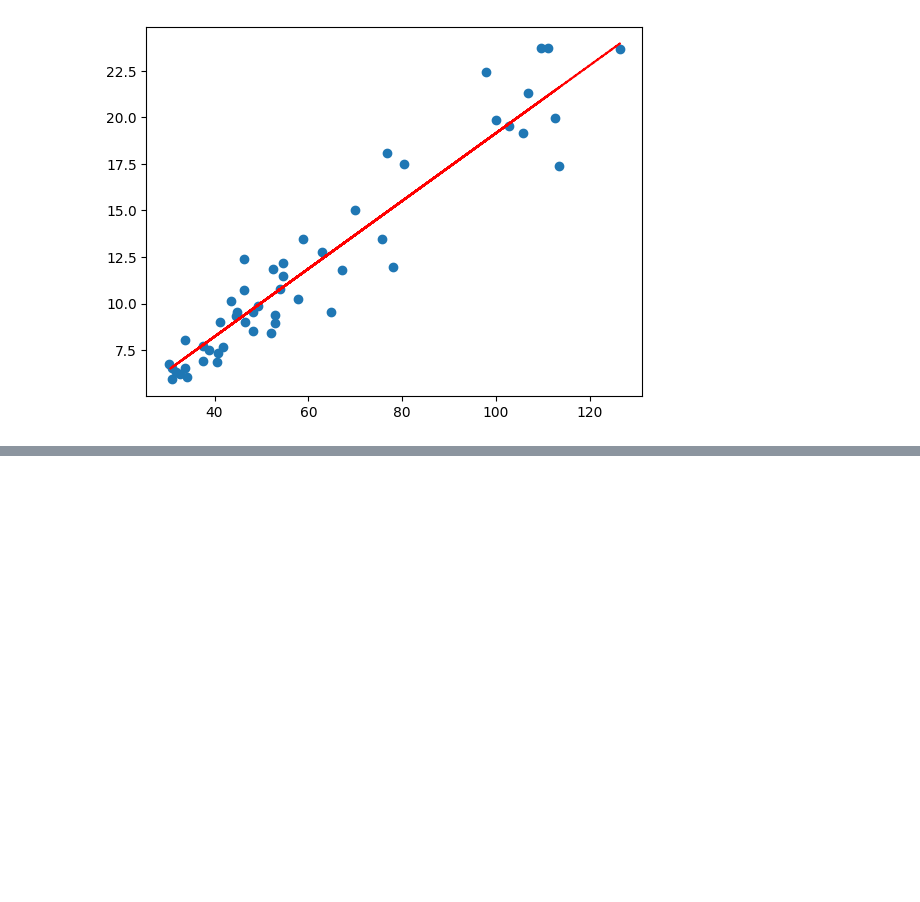
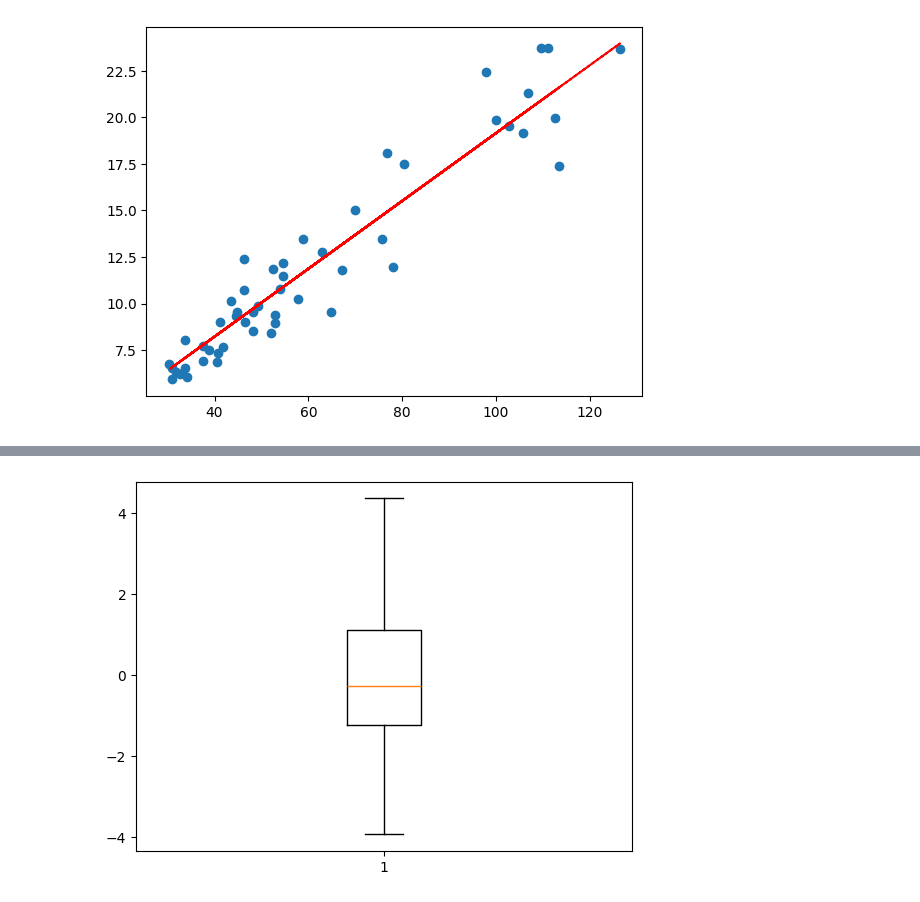
Before and after one commit to MeetPatel89/soccer_simple_reg, a Jupyter notebook: notebooks/soccer_simple_lin_reg.ipynb, the cells around one changed output, grey strips where cells are left out. Cells and saved outputs as stored; diff of their text form; code cells hidden in the pictures; blank space fills up the shorter version.

```diff
--- a/notebooks/soccer_simple_lin_reg.ipynb
+++ b/notebooks/soccer_simple_lin_reg.ipynb
@@ -194,0 +207,5 @@ plt.show()
+# %%
+plt.boxplot(residuals)
+plt.show()
+# %% [output]
+[figure, added]
```
Also changed, not shown: parts of 12 cells of this notebook, 3 other files.
